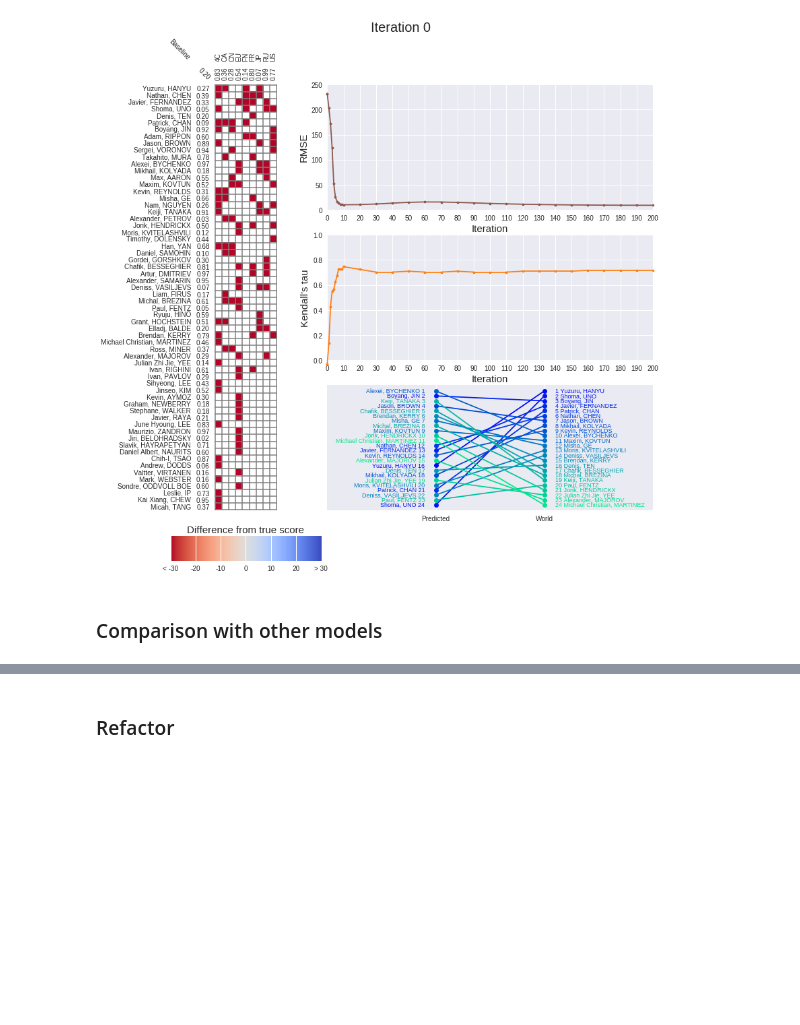
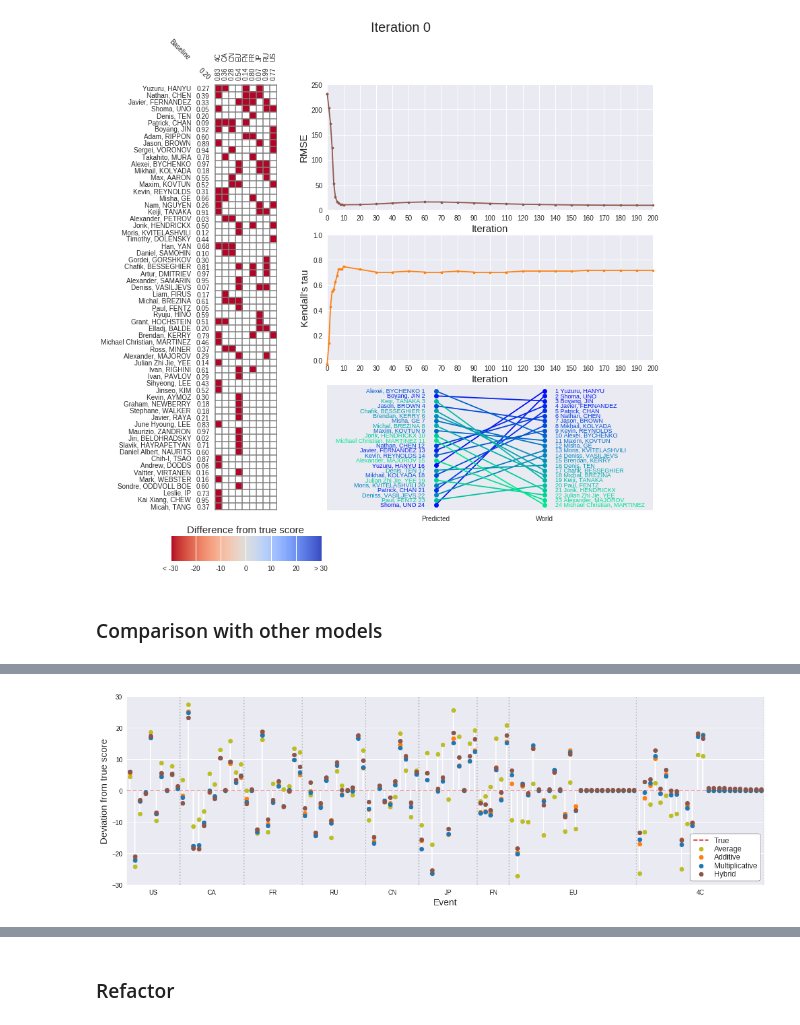
Before and after one commit to khanhnguyendata/skate_predict, a Jupyter notebook: analysis_part2.ipynb, the cells around one changed output, grey strips where cells are left out. Saved outputs shown, nothing was run; the diff lists cells and outputs as text; code cells hidden in the pictures; blank space fills up the shorter version.

```diff
--- a/analysis_part2.ipynb
+++ b/analysis_part2.ipynb
@@ -267,0 +291,3 @@ df_compare_hyb['residual'] = df_compare_mul['predicted'] - df_compare_mul['score
+# %%
+df_compare_mul = pd.read_csv('data/df_compare_mul.csv', index_col=0)
+df_compare_mul.head()
@@ -267,0 +301,56 @@ df_compare_hyb['residual'] = df_compare_mul['predicted'] - df_compare_mul['score
+# %%
+# Calculate height of decorative vertical white bar for each season score
+
+avg_residual = (df_compare_add['avg']-df_compare_add['score']).values
+add_residual = df_compare_add['residual'].values
+mul_residual = df_compare_mul['residual'].values
+hyb_residual = df_compare_hyb['residual'].values
+
+heights = []
+for residual_quad in zip(avg_residual, add_residual, mul_residual, hyb_residual):
+    max_residual, min_residual = max(residual_quad), min(residual_quad)
+    if abs(max_residual) > abs(min_residual):
+        height = max_residual
+    else:
+        height = min_residual
+    heights.append(height)
+# %%
+fig, ax = plt.subplots(figsize=(15, 5))
+
+# Plot dotted red line at zero
+ax.axhline(0, color='tab:red', zorder=0, ls='--', label='True')
+
+# Plot dots for residuals
+x_coords = np.arange(len(df_compare_mul))
+ax.scatter(x_coords, df_compare_add['avg']-df_compare_add['score'], color='tab:olive', label='Average', zorder=1)
+ax.scatter(x_coords, df_compare_add['predicted']-df_compare_add['score'], color='tab:orange', label='Additive', zorder=2)
+ax.scatter(x_coords, df_compare_mul['predicted']-df_compare_mul['score'], color='tab:blue', label='Multiplicative', zorder=3)
+ax.scatter(x_coords, df_compare_hyb['predicted']-df_compare_hyb['score'], color='tab:brown', label='Hybrid', zorder=4)
+
+# Plot decorative white bars for each event
+ax.vlines(x=x_coords, ymin=[0]*len(heights), ymax=heights, color='white', zorder=0)
+
+# Hide vertical grid
+ax.grid(axis='x')
+
+# Plot gridlines between events instead
+events = df_compare_hyb['event'].drop_duplicates()
+event_counts = df_compare_hyb['event'].value_counts().loc[events]
+for count in event_counts.cumsum():
+    ax.axvline(count-0.5, color='black', alpha=0.2, ls='dotted', zorder=0)
+ax.set_xticks(event_counts.cumsum() - event_counts/2 - 0.5)
+ax.set_xticklabels(events)
+
+ax.legend(loc='lower right', **legend_opts)
+
+ax.set_xlim([-0.5, len(x_coords)-0.5])
+ax.set_xlabel('Event', fontsize=15)
+ax.set_ylim([-30, 30])
+ax.set_ylabel('Deviation from true score', fontsize=15)
+
+plt.tight_layout()
+plt.show()
+
+# fig.savefig('viz/resid_avg_add_mul.png')
+# %% [output]
+[figure, added]
```
Also changed, not shown: parts of 15 cells of this notebook, 10 other files.
